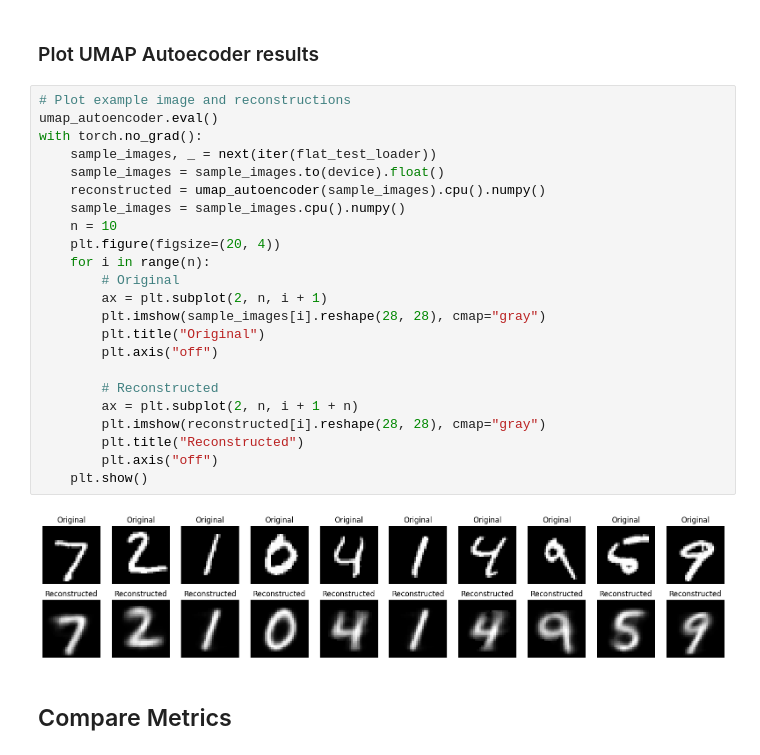
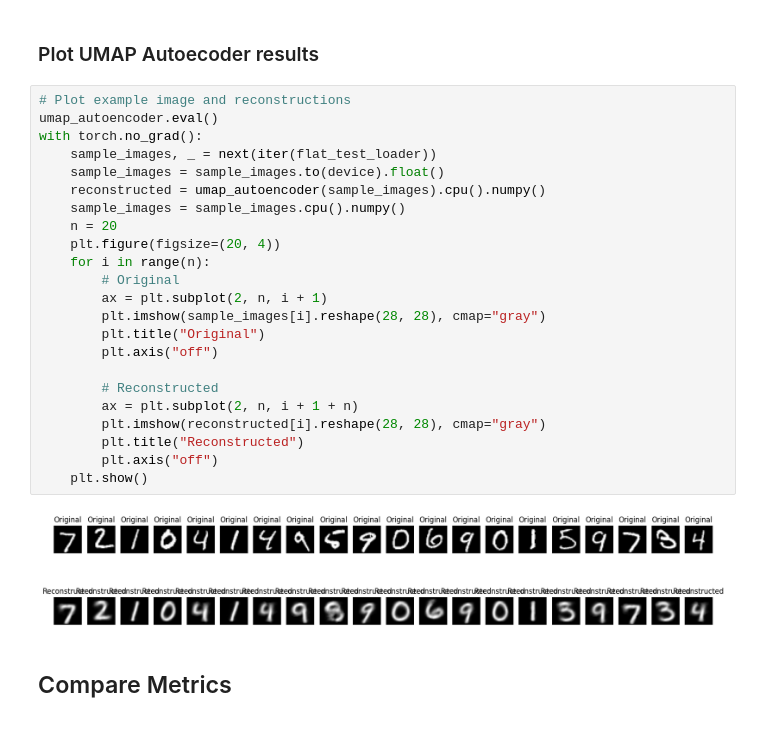
Before and after one commit to adrianlopezlanchares/umap-autoencoder, a Jupyter notebook: notebooks/umap-autoencoder-mnist.ipynb, the cells around one changed output. Saved outputs shown, nothing was run; the diff lists cells and outputs as text.

```diff
--- a/notebooks/umap-autoencoder-mnist.ipynb
+++ b/notebooks/umap-autoencoder-mnist.ipynb
@@ -241,28 +244,28 @@ with torch.no_grad():
 # %%
 # Plot example image and reconstructions
 umap_autoencoder.eval()
 with torch.no_grad():
     sample_images, _ = next(iter(flat_test_loader))
     sample_images = sample_images.to(device).float()
     reconstructed = umap_autoencoder(sample_images).cpu().numpy()
     sample_images = sample_images.cpu().numpy()
-    n = 10
+    n = 20
     plt.figure(figsize=(20, 4))
     for i in range(n):
         # Original
         ax = plt.subplot(2, n, i + 1)
         plt.imshow(sample_images[i].reshape(28, 28), cmap="gray")
         plt.title("Original")
         plt.axis("off")
 
         # Reconstructed
         ax = plt.subplot(2, n, i + 1 + n)
         plt.imshow(reconstructed[i].reshape(28, 28), cmap="gray")
         plt.title("Reconstructed")
         plt.axis("off")
     plt.show()
 # %% [output]
-[figure, old version]
+[figure, new version]
 # %% [markdown]
 ## Compare Metrics
 # %%
```
Also changed, not shown: parts of 12 cells of this notebook, 1 other file.
